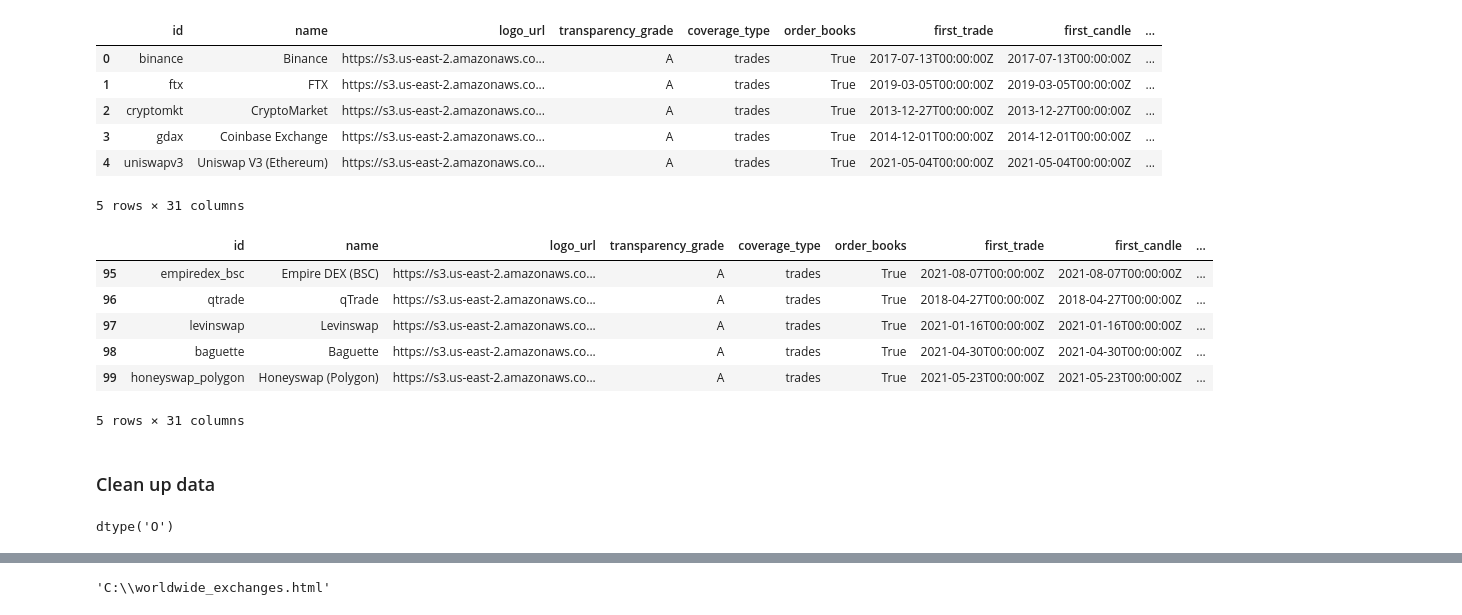
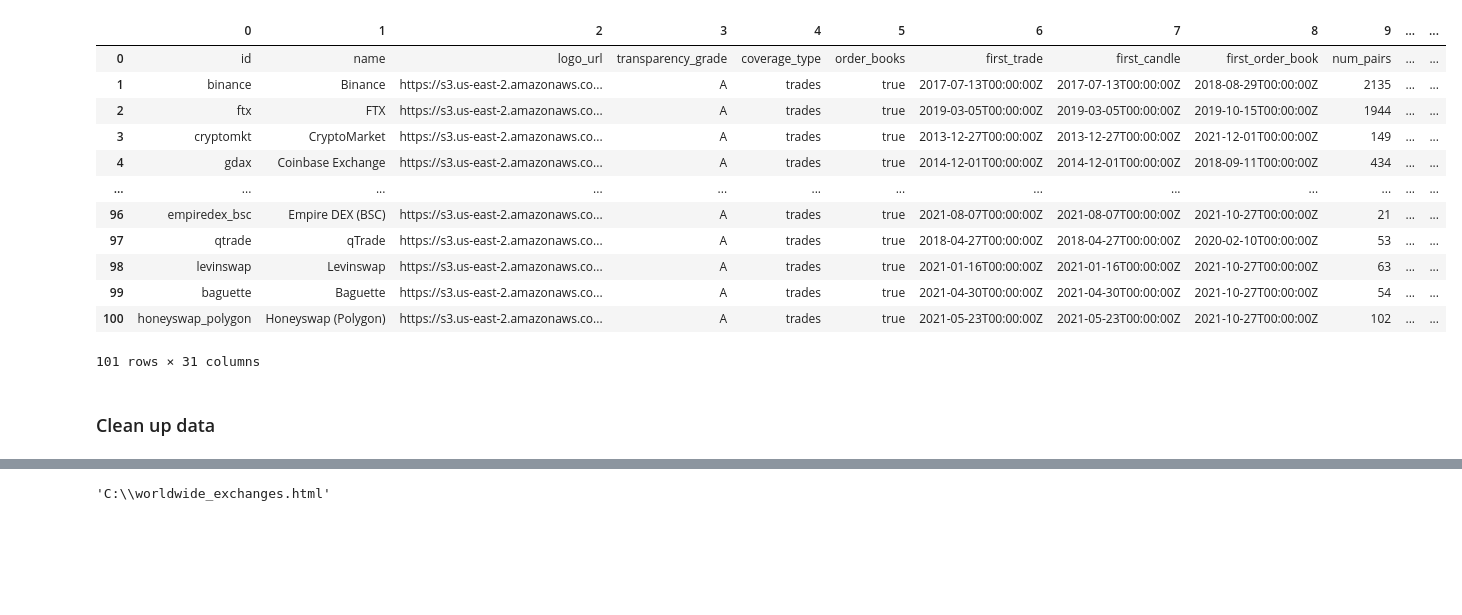
Before and after one commit to Hderek22/Fintech_Project_1, a Jupyter notebook: Project1_wip.ipynb, the cells around one changed output, grey strips where cells are left out. Drawn from its saved outputs; the diff is of its cells as text; code cells hidden in the pictures; blank space fills up the shorter version.

```diff
--- a/Project1_wip.ipynb
+++ b/Project1_wip.ipynb
@@ -6,29 +6,23 @@ import plotly.express as px
 import pandas as pd
 import country_converter as coco
 # %%
-# load sand verify CSV file
-
-country_data = pd.read_csv('Nomics.csv')
-display(country_data.head())
-display(country_data.tail())
+# load CSV file with header and index parameters
+country_data = pd.read_csv('Nomics.csv',
+                           header = None)
+country_data
 # %% [output]
-|  | id | name | logo_url | transparency_grade | coverage_type | order_books | first_trade | first_candle | ... |
-| 0 | binance | Binance | https://s3.us-east-2.amazonaws.co... | A | trades | True | 2017-07-13T00:00:00Z | 2017-07-13T00:00:00Z | ... |
-| 1 | ftx | FTX | https://s3.us-east-2.amazonaws.co... | A | trades | True | 2019-03-05T00:00:00Z | 2019-03-05T00:00:00Z | ... |
-| 2 | cryptomkt | CryptoMarket | https://s3.us-east-2.amazonaws.co... | A | trades | True | 2013-12-27T00:00:00Z | 2013-12-27T00:00:00Z | ... |
-| 3 | gdax | Coinbase Exchange | https://s3.us-east-2.amazonaws.co... | A | trades | True | 2014-12-01T00:00:00Z | 2014-12-01T00:00:00Z | ... |
-| 4 | uniswapv3 | Uniswap V3 (Ethereum) | https://s3.us-east-2.amazonaws.co... | A | trades | True | 2021-05-04T00:00:00Z | 2021-05-04T00:00:00Z | ... |
+|  | 0 | 1 | 2 | 3 | 4 | 5 | 6 | 7 | 8 | 9 | ... | ... |
+| 0 | id | name | logo_url | transparency_grade | coverage_type | order_books | first_trade | first_candle | first_order_book | num_pairs | ... | ... |
+| 1 | binance | Binance | https://s3.us-east-2.amazonaws.co... | A | trades | true | 2017-07-13T00:00:00Z | 2017-07-13T00:00:00Z | 2018-08-29T00:00:00Z | 2135 | ... | ... |
+| 2 | ftx | FTX | https://s3.us-east-2.amazonaws.co... | A | trades | true | 2019-03-05T00:00:00Z | 2019-03-05T00:00:00Z | 2019-10-15T00:00:00Z | 1944 | ... | ... |
+| 3 | cryptomkt | CryptoMarket | https://s3.us-east-2.amazonaws.co... | A | trades | true | 2013-12-27T00:00:00Z | 2013-12-27T00:00:00Z | 2021-12-01T00:00:00Z | 149 | ... | ... |
+| 4 | gdax | Coinbase Exchange | https://s3.us-east-2.amazonaws.co... | A | trades | true | 2014-12-01T00:00:00Z | 2014-12-01T00:00:00Z | 2018-09-11T00:00:00Z | 434 | ... | ... |
+| ... | ... | ... | ... | ... | ... | ... | ... | ... | ... | ... | ... | ... |
+| 96 | empiredex_bsc | Empire DEX (BSC) | https://s3.us-east-2.amazonaws.co... | A | trades | true | 2021-08-07T00:00:00Z | 2021-08-07T00:00:00Z | 2021-10-27T00:00:00Z | 21 | ... | ... |
+| 97 | qtrade | qTrade | https://s3.us-east-2.amazonaws.co... | A | trades | true | 2018-04-27T00:00:00Z | 2018-04-27T00:00:00Z | 2020-02-10T00:00:00Z | 53 | ... | ... |
+| 98 | levinswap | Levinswap | https://s3.us-east-2.amazonaws.co... | A | trades | true | 2021-01-16T00:00:00Z | 2021-01-16T00:00:00Z | 2021-10-27T00:00:00Z | 63 | ... | ... |
+| 99 | baguette | Baguette | https://s3.us-east-2.amazonaws.co... | A | trades | true | 2021-04-30T00:00:00Z | 2021-04-30T00:00:00Z | 2021-10-27T00:00:00Z | 54 | ... | ... |
+| 100 | honeyswap_polygon | Honeyswap (Polygon) | https://s3.us-east-2.amazonaws.co... | A | trades | true | 2021-05-23T00:00:00Z | 2021-05-23T00:00:00Z | 2021-10-27T00:00:00Z | 102 | ... | ... |
-5 rows × 31 columns
+101 rows × 31 columns
-|  | id | name | logo_url | transparency_grade | coverage_type | order_books | first_trade | first_candle | ... |
-| 95 | empiredex_bsc | Empire DEX (BSC) | https://s3.us-east-2.amazonaws.co... | A | trades | True | 2021-08-07T00:00:00Z | 2021-08-07T00:00:00Z | ... |
-| 96 | qtrade | qTrade | https://s3.us-east-2.amazonaws.co... | A | trades | True | 2018-04-27T00:00:00Z | 2018-04-27T00:00:00Z | ... |
-| 97 | levinswap | Levinswap | https://s3.us-east-2.amazonaws.co... | A | trades | True | 2021-01-16T00:00:00Z | 2021-01-16T00:00:00Z | ... |
-| 98 | baguette | Baguette | https://s3.us-east-2.amazonaws.co... | A | trades | True | 2021-04-30T00:00:00Z | 2021-04-30T00:00:00Z | ... |
-| 99 | honeyswap_polygon | Honeyswap (Polygon) | https://s3.us-east-2.amazonaws.co... | A | trades | True | 2021-05-23T00:00:00Z | 2021-05-23T00:00:00Z | ... |
-5 rows × 31 columns
 # %% [markdown]
 ### Clean up data
-# %%
-country_data.iloc[:,-2].dtypes
-# %% [output]
-dtype('O')
```
Also changed, not shown: parts of 11 cells of this notebook.
